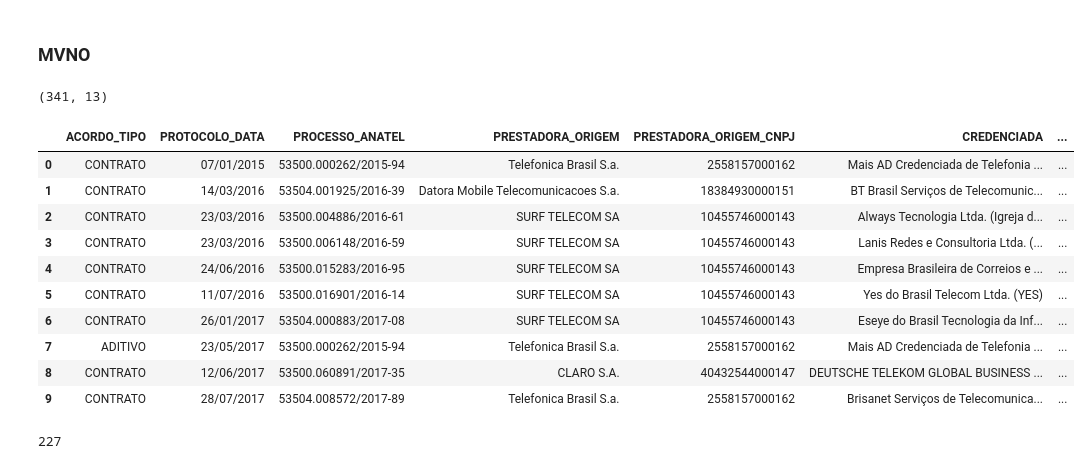
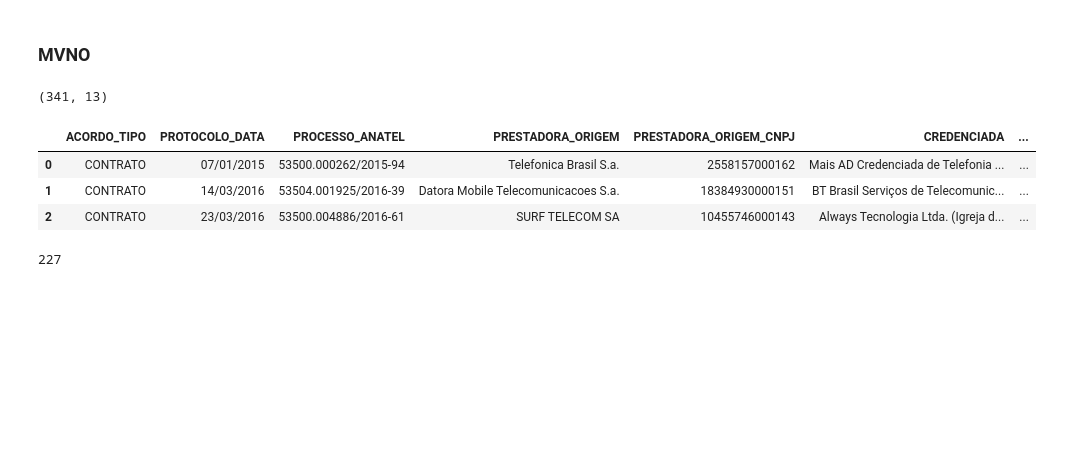
Before and after one commit to Dudz021/TP2-IBD, a Jupyter notebook: 00 - EDA.ipynb, the cells around one changed output. Drawn from its saved outputs; the diff is of its cells as text; code cells hidden in the pictures; blank space fills up the shorter version.

```diff
--- a/00 - EDA.ipynb
+++ b/00 - EDA.ipynb
@@ -511,25 +519,18 @@ Name: count, dtype: int64
 # %%
 # contratos mvno (mobile virtual network operator)
 df_contratos_mvno = pd.read_csv(
     r'Dados - Contratos/contratos_mvno.csv',
     sep = ';'
 )
 
 print(df_contratos_mvno.shape)
-df_contratos_mvno.head(10)
+df_contratos_mvno.head(3)
 # %% [output]
 (341, 13)
 |  | ACORDO_TIPO | PROTOCOLO_DATA | PROCESSO_ANATEL | PRESTADORA_ORIGEM | PRESTADORA_ORIGEM_CNPJ | CREDENCIADA | ... |
 | 0 | CONTRATO | 07/01/2015 | 53500.000262/2015-94 | Telefonica Brasil S.a. | 2558157000162 | Mais AD Credenciada de Telefonia ... | ... |
 | 1 | CONTRATO | 14/03/2016 | 53504.001925/2016-39 | Datora Mobile Telecomunicacoes S.a. | 18384930000151 | BT Brasil Serviços de Telecomunic... | ... |
 | 2 | CONTRATO | 23/03/2016 | 53500.004886/2016-61 | SURF TELECOM SA | 10455746000143 | Always Tecnologia Ltda. (Igreja d... | ... |
-| 3 | CONTRATO | 23/03/2016 | 53500.006148/2016-59 | SURF TELECOM SA | 10455746000143 | Lanis Redes e Consultoria Ltda. (... | ... |
-| 4 | CONTRATO | 24/06/2016 | 53500.015283/2016-95 | SURF TELECOM SA | 10455746000143 | Empresa Brasileira de Correios e ... | ... |
-| 5 | CONTRATO | 11/07/2016 | 53500.016901/2016-14 | SURF TELECOM SA | 10455746000143 | Yes do Brasil Telecom Ltda. (YES) | ... |
-| 6 | CONTRATO | 26/01/2017 | 53504.000883/2017-08 | SURF TELECOM SA | 10455746000143 | Eseye do Brasil Tecnologia da Inf... | ... |
-| 7 | ADITIVO | 23/05/2017 | 53500.000262/2015-94 | Telefonica Brasil S.a. | 2558157000162 | Mais AD Credenciada de Telefonia ... | ... |
-| 8 | CONTRATO | 12/06/2017 | 53500.060891/2017-35 | CLARO S.A. | 40432544000147 | DEUTSCHE TELEKOM GLOBAL BUSINESS ... | ... |
-| 9 | CONTRATO | 28/07/2017 | 53504.008572/2017-89 | Telefonica Brasil S.a. | 2558157000162 | Brisanet Serviços de Telecomunica... | ... |
 # %%
 unicos = df_contratos_mvno['CREDENCIADA'].unique()
 unicos.size
```
Also changed, not shown: parts of 34 cells of this notebook, 2 other files.
